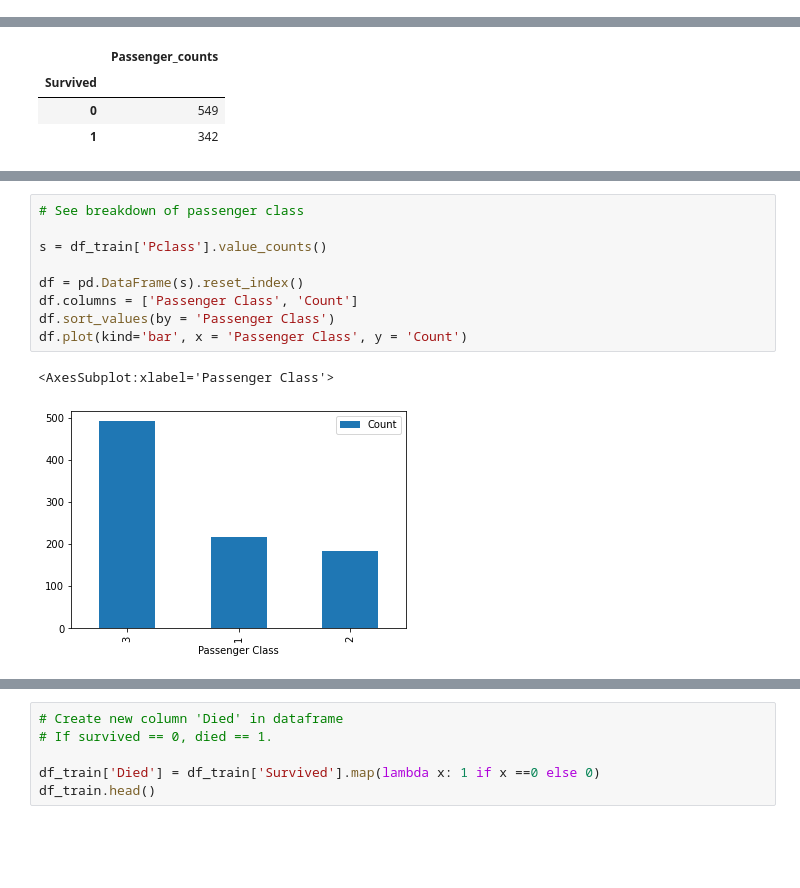
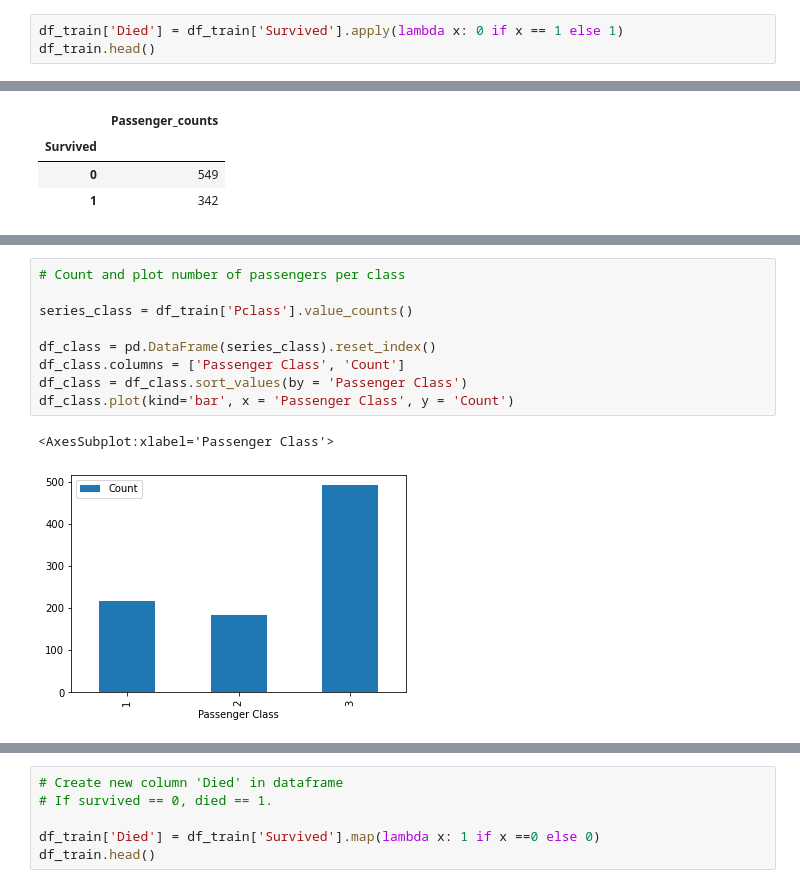
Before and after one commit to kyungoh22/titanic_EDA, a Jupyter notebook: titanic_EDA.ipynb, the cells around one changed output, grey strips where cells are left out. Cells and saved outputs as stored; diff of their text form; blank space fills up the shorter version.

```diff
--- a/titanic_EDA.ipynb
+++ b/titanic_EDA.ipynb
@@ -164,0 +258,3 @@ df_train.groupby('Age_Category').agg({'Survived':'sum'})
+# %%
+df_train['Died'] = df_train['Survived'].apply(lambda x: 0 if x == 1 else 1)
+df_train.head()
@@ -235,12 +348,12 @@ plt.show()
 # %%
-# See breakdown of passenger class
+# Count and plot number of passengers per class
 
-s = df_train['Pclass'].value_counts()
+series_class = df_train['Pclass'].value_counts()
 
-df = pd.DataFrame(s).reset_index()
-df.columns = ['Passenger Class', 'Count']
-df.sort_values(by = 'Passenger Class')
-df.plot(kind='bar', x = 'Passenger Class', y = 'Count')
+df_class = pd.DataFrame(series_class).reset_index()
+df_class.columns = ['Passenger Class', 'Count']
+df_class = df_class.sort_values(by = 'Passenger Class')
+df_class.plot(kind='bar', x = 'Passenger Class', y = 'Count')
 # %% [output]
 <AxesSubplot:xlabel='Passenger Class'>
-[figure, old version]
+[figure, new version]
```
Also changed, not shown: parts of 38 cells of this notebook.
